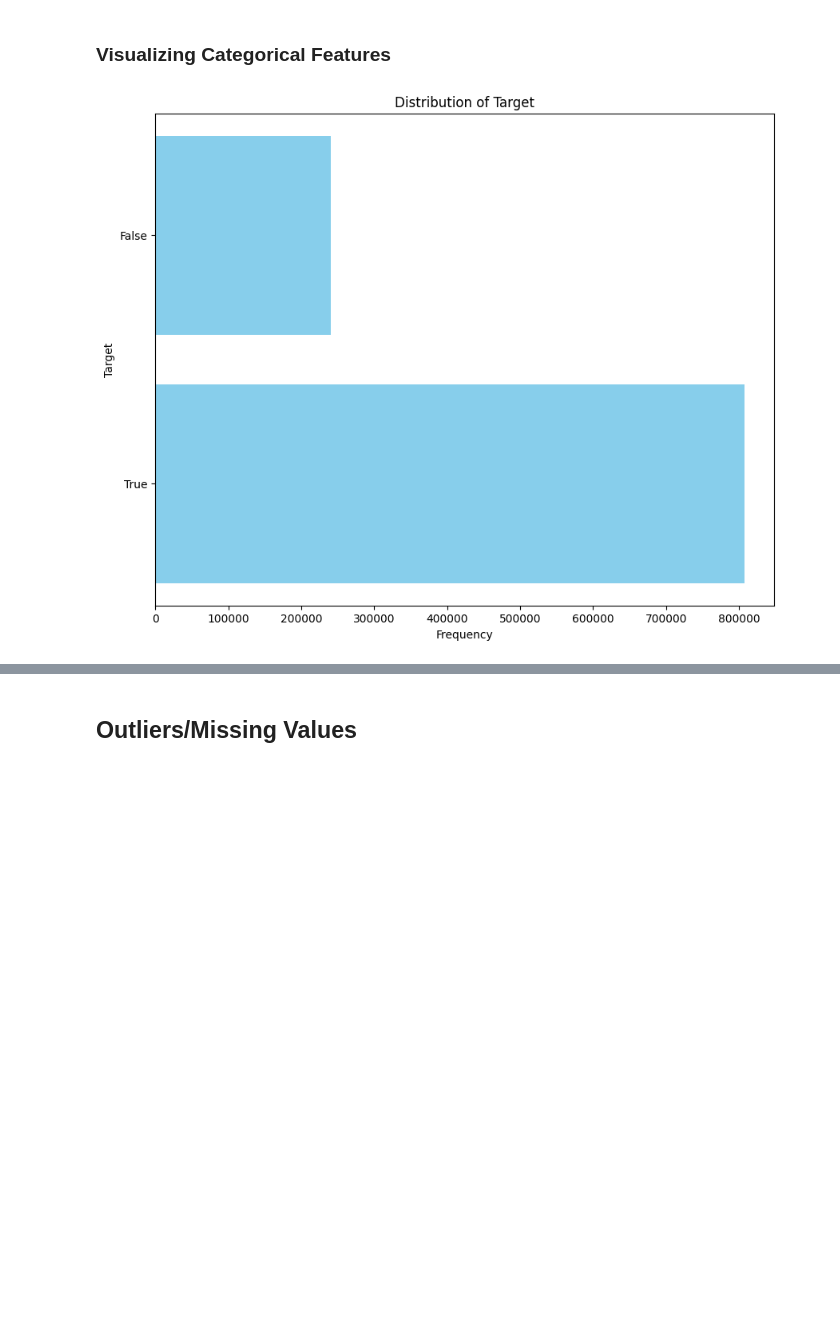
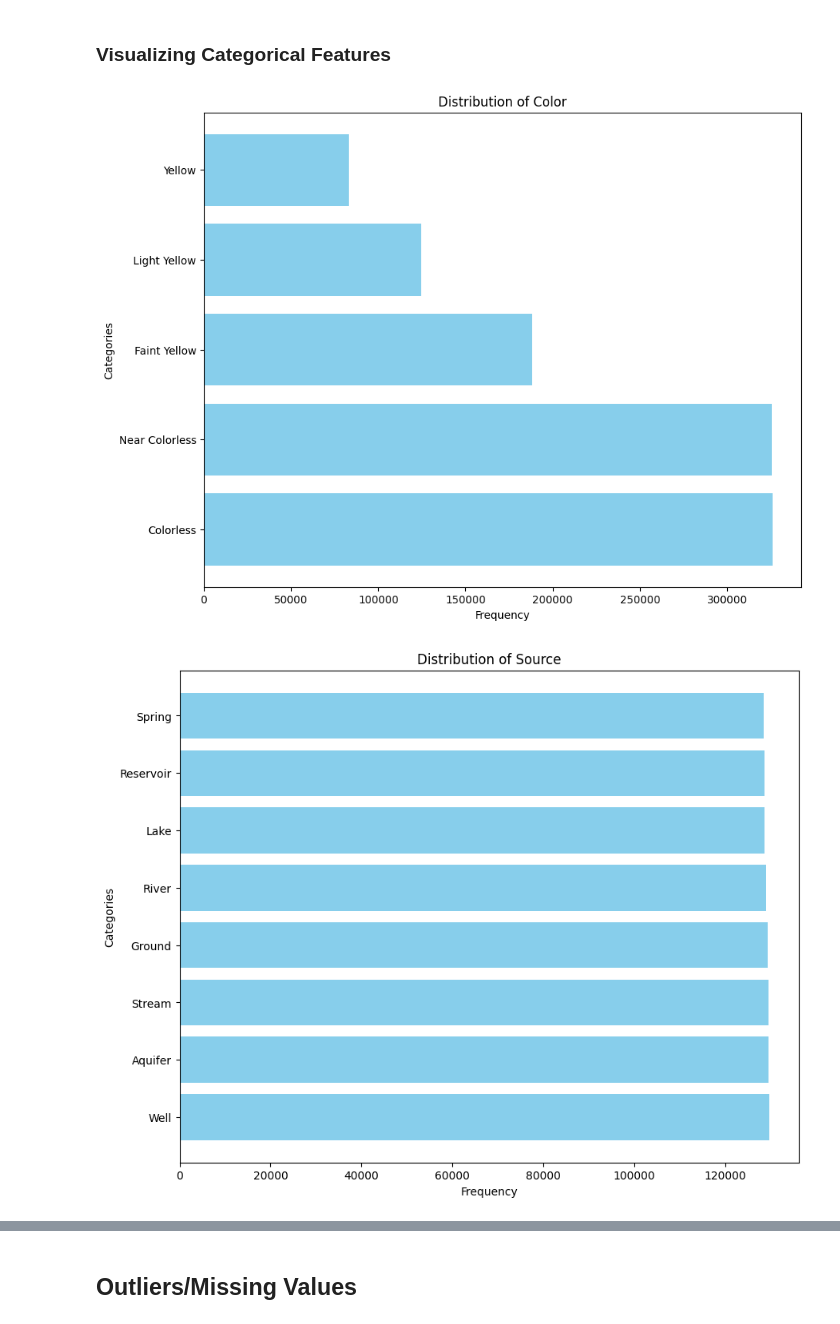
Before and after one commit to sebastien-andre/Water_Quality_Project, a Jupyter notebook: progress_reports/phase2/Water_Quality.ipynb, the cells around one changed output, grey strips where cells are left out. Saved outputs shown, nothing was run; the diff lists cells and outputs as text; code cells hidden in the pictures; blank space fills up the shorter version.

Commit message:
Fixed plots

```diff
--- a/progress_reports/phase2/Water_Quality.ipynb
+++ b/progress_reports/phase2/Water_Quality.ipynb
@@ -242,41 +243,26 @@ for feature in continuous_features:
 # %%
 # Bar Plots
 plot_copy = df.copy()
 
 # Change target feature to True/False
 plot_copy['Target'] = plot_copy['Target'].map({0: False, 1: True})
 
+# Iterate through each categorical feature
+for feature in categorical_features:
+    if feature in plot_copy.columns:
+        # Calculate the frequency of each category
+        category_counts = plot_copy[feature].value_counts()
 
-feature = 'Target'
-# Create a horizontal bar plot
+        # Create a horizontal bar plot
+        plt.figure(figsize=(10, 8))
+        plt.barh(category_counts.index.astype(str), category_counts.values, color='skyblue')
+        plt.title(f'Distribution of {feature}')
+        plt.xlabel('Frequency')
+        plt.ylabel('Categories')
 
-plt.figure(figsize=(10, 8))
-plt.barh(plot_copy[feature].value_counts().index, plot_copy[feature].value_counts().values, color='skyblue')
-plt.title(f'Distribution of {feature}')
-plt.xlabel('Frequency')
-plt.ylabel(feature)
-plt.yticks(ticks=[0, 1], labels=['True', 'False'])
-
-# Uncomment the next line to save the plot as an image
-plt.savefig(f'images/bar_plots/{feature}')
-plt.show()
-
-
-# Iterate through each categorical feature
-# for feature in categorical_features:
-#     if feature in plot_copy.columns:
-#         # Calculate the frequency of each category
-#         category_counts = plot_copy[feature].value_counts()
-#         print(category_counts)
-
-        # # Create a horizontal bar plot
-        # plt.figure(figsize=(10, 8))
-        # plt.barh(category_counts.index, category_counts.values, color='skyblue')
-        # plt.title(f'Distribution of {feature}')
-        # plt.xlabel('Frequency')
-        # plt.ylabel(feature)
-        # # Uncomment the next line to save the plot as an image
+        # Uncomment the next line to save the plot as an image
         # plt.savefig(f'images/bar_plots/{feature}')
-        # plt.show()
+        plt.show()
 # %% [output]
-[figure, old version]
+[figure, new version]
+[figure, added]
```
Also changed, not shown: parts of 3 cells of this notebook, 6 other files.
